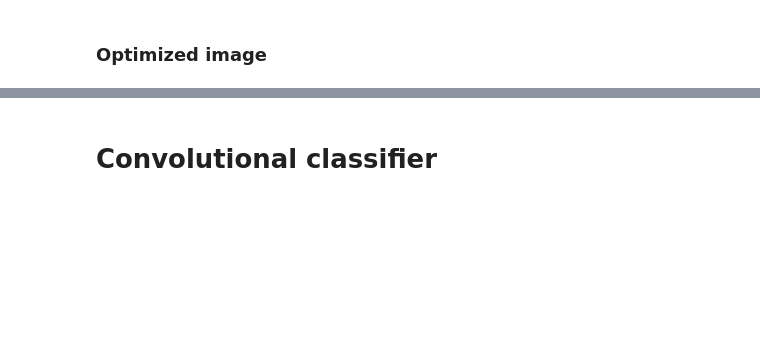
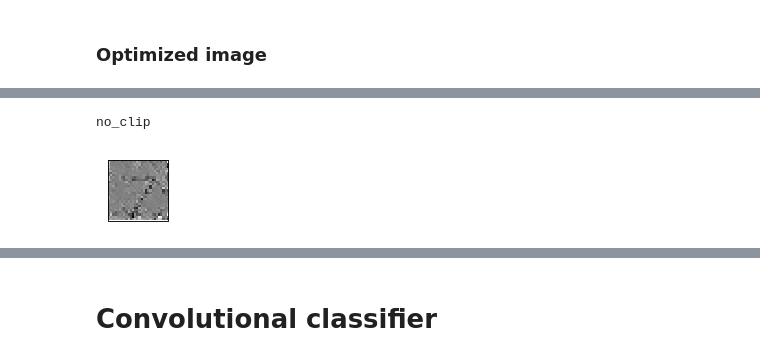
Before and after one commit to seliverstov/oml, a Jupyter notebook: hw5/my_conv_ae_and_clf.ipynb, the cells around one changed output, grey strips where cells are left out. Cells and saved outputs as stored; diff of their text form; code cells hidden in the pictures; blank space fills up the shorter version.

Commit message:
feat: use clip_fn

```diff
--- a/hw5/my_conv_ae_and_clf.ipynb
+++ b/hw5/my_conv_ae_and_clf.ipynb
@@ -115,15 +115,16 @@ torch.save(ae.state_dict(), PATH / 'my_conv_ae.model')
 ## Fit image to specific actiovation pattern
 # %%
 class FitImageToActivationModel(nn.Module):
-    def __init__(self, image, traget_activation):
+    def __init__(self, image, traget_activation, clip_fn=None):
         super().__init__()
         self.image = nn.Parameter(image)
         self.traget_activation = traget_activation
         self.optim = optim.Adam(self.parameters(), lr=1e-2)
         self._loss = None
+        self.clip_fn = clip_fn if clip_fn else lambda x: x
 
     def forward(self, encoder):
-        out = encoder(self.image)
+        out = encoder(self.clip_fn(self.image))
         return out
 
     def loss(self, output):
@@ -221,0 +191,26 @@ for i in range(1, 100_001):
+# %%
+ae.eval()
+
+models = {
+    'no_clip': FitImageToActivationModel(img, target_activation),
+    'sigmoid': FitImageToActivationModel(img, target_activation, F.sigmoid),
+    'tanh': FitImageToActivationModel(img, target_activation, F.tanh)
+}
+
+for m in models:
+    models[m].to(device).train()
+
+for i in range(1, 20_001):
+    losses = [0.0]*len(models)
+    for j , m in enumerate(models.values()):
+        m.optim.zero_grad()
+        out = m(ae.encoder)
+        loss = m.loss(out)
+        loss.backward()
+        m.optim.step()
+        losses[j]+=loss.item()
+    if i % 1000 == 0:
+        s = [f"\t{m} = {losses[j]/1000.}\n" for j , m in enumerate(models)]
+        line = f"{int(i/1000)}K iteration loss: \n{' '.join(s)}"
+        print(line)
+        losses = [0.0]*len(models)
@@ -226,2 +237,5 @@ target_img = f2a.image.detach()
+# %%
+target_imgs = {k: m.image.detach() for k, m in models.items()}
+target_imgs['original']=img.to(device)
 # %% [markdown]
 ### Optimized activation pattern
@@ -253,0 +270,6 @@ plot_mnist(target_img, (1,1))
+# %%
+print('no_clip')
+plot_mnist(target_imgs['no_clip'].view(-1, 1, 28, 28).data.cpu().numpy(), (1,1))
+# %% [output]
+no_clip
+[figure, added]
```
Also changed, not shown: parts of 24 cells of this notebook.
